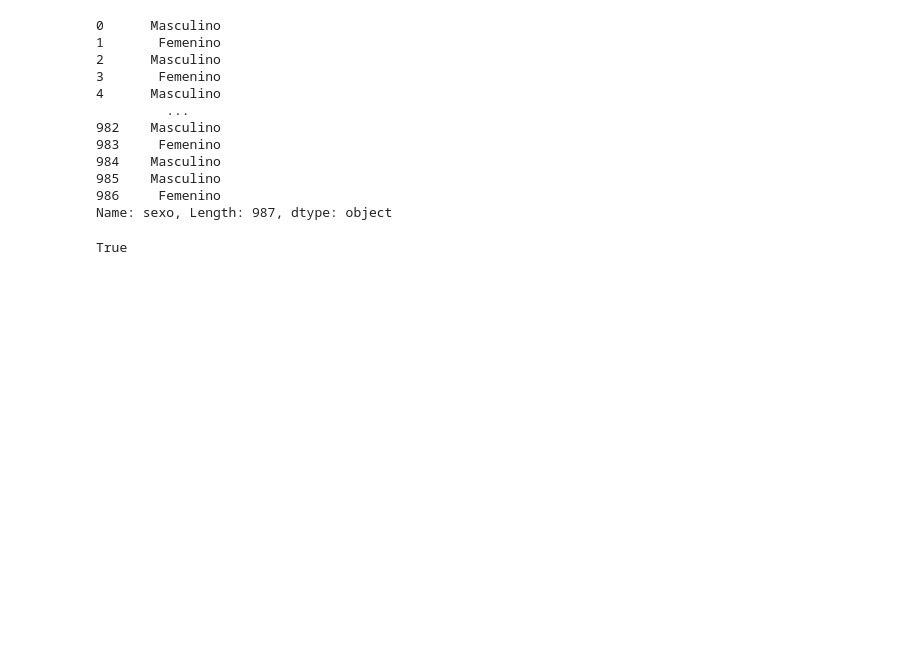
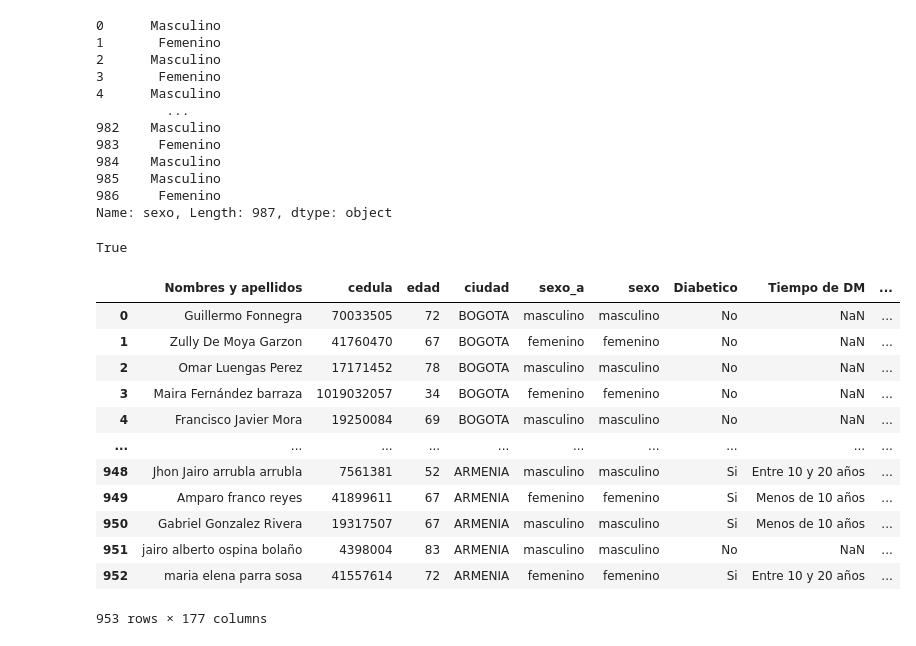
Before and after one commit to lorenzog-ryzen/final_CAIMED, a Jupyter notebook: _sources/0.2.union.ipynb, the cells around one changed output. Drawn from its saved outputs; the diff is of its cells as text; code cells hidden in the pictures; blank space fills up the shorter version.

```diff
--- a/_sources/0.2.union.ipynb
+++ b/_sources/0.2.union.ipynb
@@ -5,7 +5,7 @@ import pandas as pd
 from IPython.display import display
 import numpy as np
 df_0 = pd.read_excel('datos_CAIMEDv8_fixed.xlsx')
-df_1 = pd.read_excel('external_data.xlsx')
+df_1 = pd.read_excel('Datos riesgo cardiovascular estudio CARED  para unirv5.xlsx')
 # %%
 df_0['individuo'] = df_0['individuo'].astype(int)
 df_1['cedula'] = df_1['cedula'].astype(int)
@@ -113,3 +121,30 @@ for index in range(len(df_0)):
             dx_2[name2].append((dx.iloc[index])[name2])
 # %%
 dx_2['sexo'] = dx_2['sexo_a']
+# %%
+dx2 = pd.DataFrame(dx_2)
+# %%
+# Ensure 'cedula' is of type string
+dx2['cedula'] = dx2['cedula'].astype(str)
+
+# Filter rows where 'cedula' is not empty
+dx2 = dx2[dx2['cedula'] != '']
+
+# Reset the index if required
+dx2.reset_index(drop=True, inplace=True)
+# %%
+dx2
+# %% [output]
+|  | Nombres y apellidos | cedula | edad | ciudad | sexo_a | sexo | Diabetico | Tiempo de DM | ... |
+| 0 | Guillermo Fonnegra | 70033505 | 72 | BOGOTA | masculino | masculino | No | NaN | ... |
+| 1 | Zully De Moya Garzon | 41760470 | 67 | BOGOTA | femenino | femenino | No | NaN | ... |
+| 2 | Omar Luengas Perez | 17171452 | 78 | BOGOTA | masculino | masculino | No | NaN | ... |
+| 3 | Maira Fernández barraza | 1019032057 | 34 | BOGOTA | femenino | femenino | No | NaN | ... |
+| 4 | Francisco Javier Mora | 19250084 | 69 | BOGOTA | masculino | masculino | No | NaN | ... |
+| ... | ... | ... | ... | ... | ... | ... | ... | ... | ... |
+| 948 | Jhon Jairo arrubla arrubla | 7561381 | 52 | ARMENIA | masculino | masculino | Si | Entre 10 y 20 años | ... |
+| 949 | Amparo franco reyes | 41899611 | 67 | ARMENIA | femenino | femenino | Si | Menos de 10 años | ... |
+| 950 | Gabriel Gonzalez Rivera | 19317507 | 67 | ARMENIA | masculino | masculino | Si | Menos de 10 años | ... |
+| 951 | jairo alberto ospina bolaño | 4398004 | 83 | ARMENIA | masculino | masculino | No | NaN | ... |
+| 952 | maria elena parra sosa | 41557614 | 72 | ARMENIA | femenino | femenino | Si | Entre 10 y 20 años | ... |
+953 rows × 177 columns
```
Also changed, not shown: parts of 7 cells of this notebook, 17 other files.
